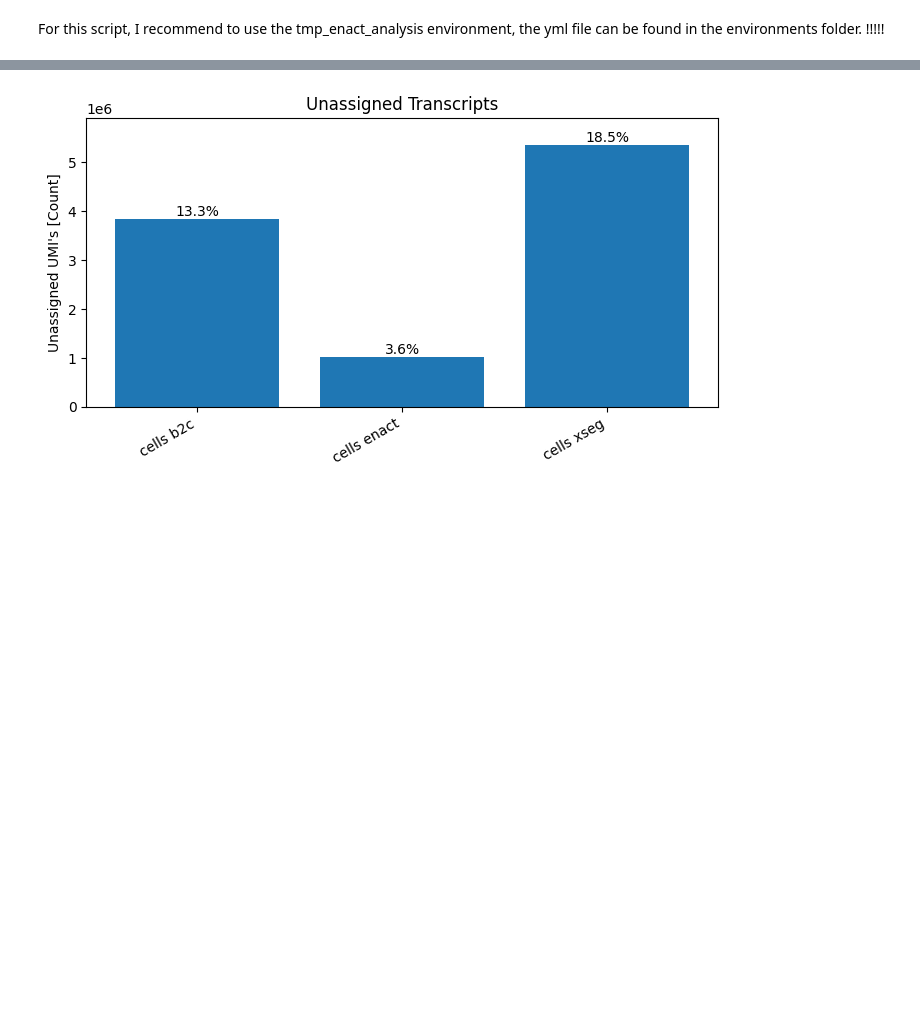
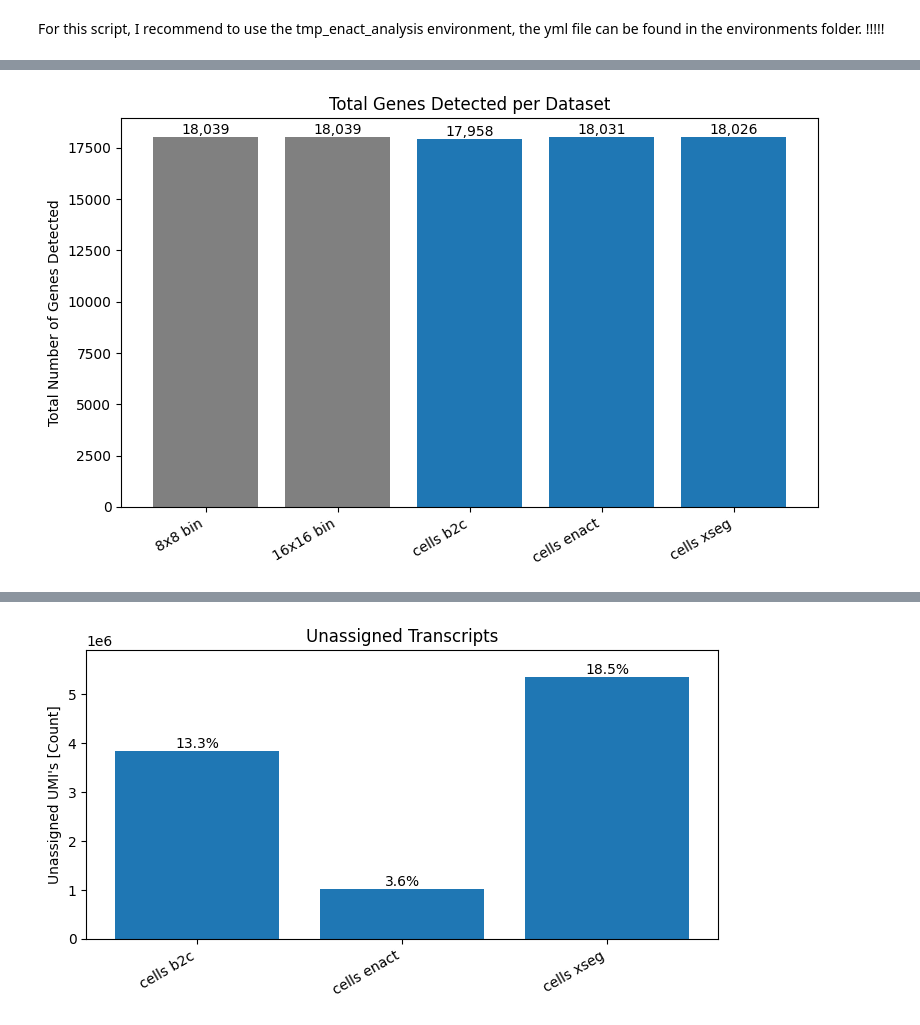
Before and after one commit to RaphaelDeGottardi/MasterThesis, a Jupyter notebook: Benchmarking pipeline/General metrics/VpX_metrics.ipynb, the cells around one changed output, grey strips where cells are left out. Saved outputs shown, nothing was run; the diff lists cells and outputs as text; code cells hidden in the pictures; blank space fills up the shorter version.

```diff
--- a/Benchmarking pipeline/General metrics/VpX_metrics.ipynb
+++ b/Benchmarking pipeline/General metrics/VpX_metrics.ipynb
@@ -71,0 +75,28 @@ plt.show()
+# %%
+# Calculate total number of genes detected (with at least one count) for each dataset
+total_genes_detected = {k: (v.X.sum(axis=0) > 0).sum() for k, v in datasets.items()}
+
+gene_labels = list(total_genes_detected.keys())
+gene_nums = list(total_genes_detected.values())
+
+plt.figure(figsize=(8, 5))
+bars = plt.bar(gene_labels, gene_nums, color=cell_colors)
+plt.ylabel('Total Number of Genes Detected')
+plt.title('Total Genes Detected per Dataset')
+plt.xticks(rotation=30, ha='right')
+
+# Add actual values above the bars
+for bar, num in zip(bars, gene_nums):
+    plt.text(
+        bar.get_x() + bar.get_width()/2,
+        bar.get_height(),
+        f'{num:,}',
+        ha='center',
+        va='bottom',
+        fontsize=10
+    )
+
+plt.tight_layout()
+plt.show()
+# %% [output]
+[figure, added]
```
Also changed, not shown: parts of 11 cells of this notebook, 3 other files.
